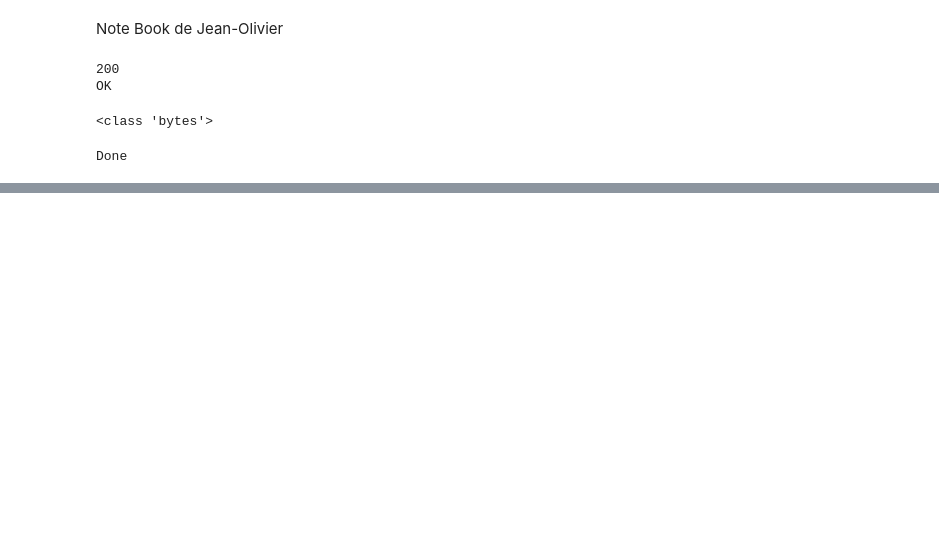
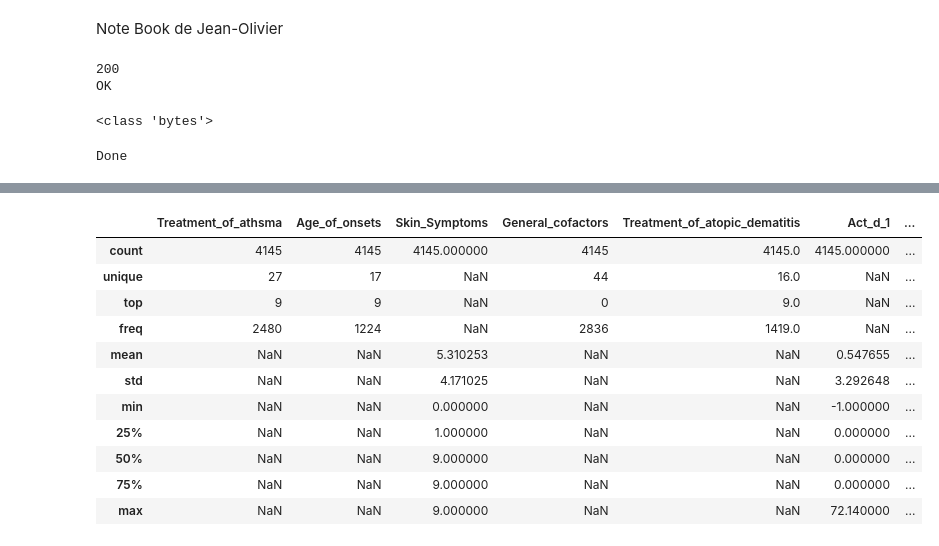
Before and after one commit to IngeaJeanOlivier/Allergies, a Jupyter notebook: notebooks/nb_jean_olivier.ipynb, the cells around one changed output, grey strips where cells are left out. Drawn from its saved outputs; the diff is of its cells as text; code cells hidden in the pictures; blank space fills up the shorter version.

```diff
--- a/notebooks/nb_jean_olivier.ipynb
+++ b/notebooks/nb_jean_olivier.ipynb
@@ -38,0 +320,15 @@ Done
+# %%
+df2.iloc[:, 10:20].describe(include="all")
+# %% [output]
+|  | Treatment_of_athsma | Age_of_onsets | Skin_Symptoms | General_cofactors | Treatment_of_atopic_dematitis | Act_d_1 | ... |
+| count | 4145 | 4145 | 4145.000000 | 4145 | 4145.0 | 4145.000000 | ... |
+| unique | 27 | 17 | NaN | 44 | 16.0 | NaN | ... |
+| top | 9 | 9 | NaN | 0 | 9.0 | NaN | ... |
+| freq | 2480 | 1224 | NaN | 2836 | 1419.0 | NaN | ... |
+| mean | NaN | NaN | 5.310253 | NaN | NaN | 0.547655 | ... |
+| std | NaN | NaN | 4.171025 | NaN | NaN | 3.292648 | ... |
+| min | NaN | NaN | 0.000000 | NaN | NaN | -1.000000 | ... |
+| 25% | NaN | NaN | 1.000000 | NaN | NaN | 0.000000 | ... |
+| 50% | NaN | NaN | 9.000000 | NaN | NaN | 0.000000 | ... |
+| 75% | NaN | NaN | 9.000000 | NaN | NaN | 0.000000 | ... |
+| max | NaN | NaN | 9.000000 | NaN | NaN | 72.140000 | ... |
```
Also changed, not shown: parts of 35 cells of this notebook.
